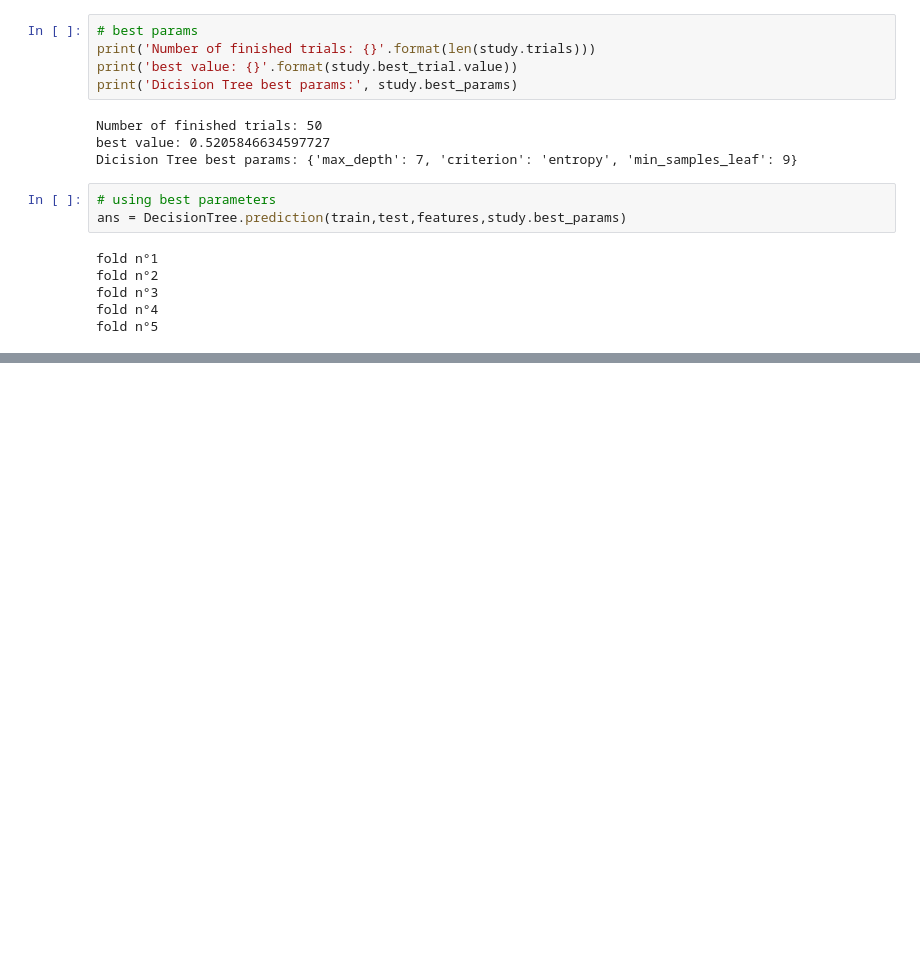
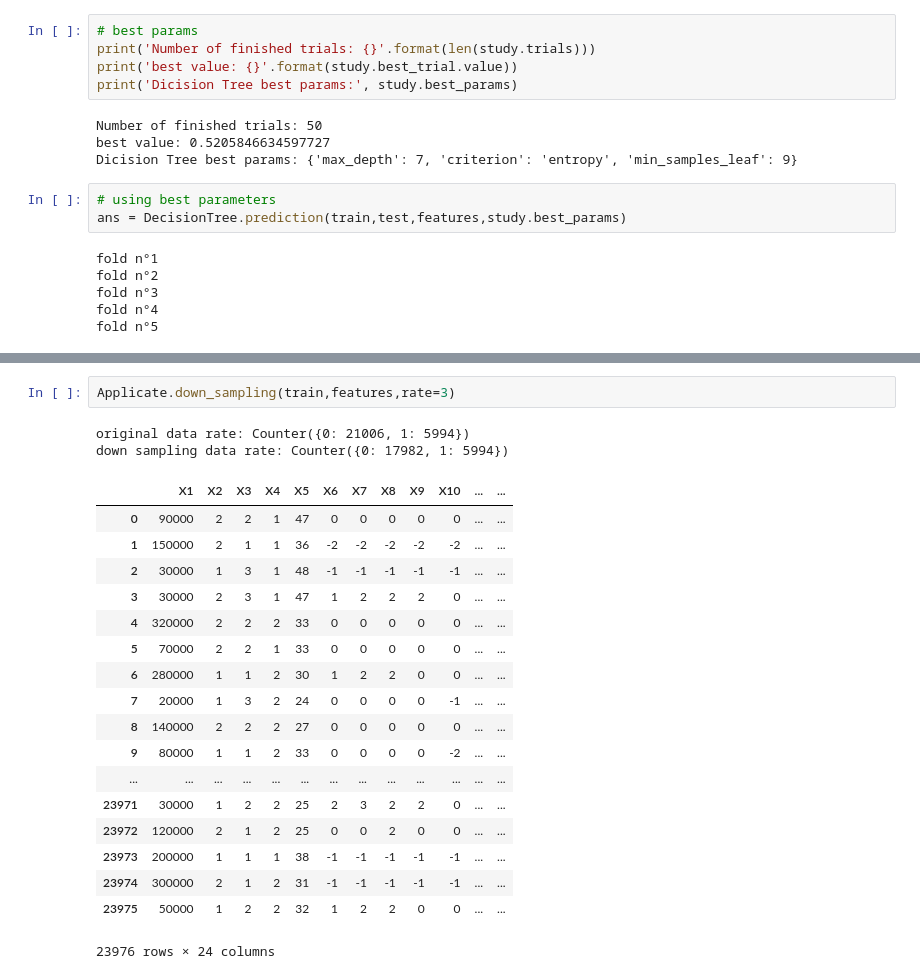
Before and after one commit to takuto0831/Credit_Card_Prob_Space, a Jupyter notebook: jn/exploratory_data_analysis.ipynb, the cells around one changed output, grey strips where cells are left out. Saved outputs shown, nothing was run; the diff lists cells and outputs as text; blank space fills up the shorter version.

```diff
--- a/jn/exploratory_data_analysis.ipynb
+++ b/jn/exploratory_data_analysis.ipynb
@@ -520,0 +513,23 @@ test data rate: Counter({0: 2619, 1: 381})
+# %%
+Applicate.down_sampling(train,features,rate=3)
+# %% [output]
+original data rate: Counter({0: 21006, 1: 5994})
+down sampling data rate: Counter({0: 17982, 1: 5994})
+|  | X1 | X2 | X3 | X4 | X5 | X6 | X7 | X8 | X9 | X10 | ... | ... |
+| 0 | 90000 | 2 | 2 | 1 | 47 | 0 | 0 | 0 | 0 | 0 | ... | ... |
+| 1 | 150000 | 2 | 1 | 1 | 36 | -2 | -2 | -2 | -2 | -2 | ... | ... |
+| 2 | 30000 | 1 | 3 | 1 | 48 | -1 | -1 | -1 | -1 | -1 | ... | ... |
+| 3 | 30000 | 2 | 3 | 1 | 47 | 1 | 2 | 2 | 2 | 0 | ... | ... |
+| 4 | 320000 | 2 | 2 | 2 | 33 | 0 | 0 | 0 | 0 | 0 | ... | ... |
+| 5 | 70000 | 2 | 2 | 1 | 33 | 0 | 0 | 0 | 0 | 0 | ... | ... |
+| 6 | 280000 | 1 | 1 | 2 | 30 | 1 | 2 | 2 | 0 | 0 | ... | ... |
+| 7 | 20000 | 1 | 3 | 2 | 24 | 0 | 0 | 0 | 0 | -1 | ... | ... |
+| 8 | 140000 | 2 | 2 | 2 | 27 | 0 | 0 | 0 | 0 | 0 | ... | ... |
+| 9 | 80000 | 1 | 1 | 2 | 33 | 0 | 0 | 0 | 0 | -2 | ... | ... |
+| ... | ... | ... | ... | ... | ... | ... | ... | ... | ... | ... | ... | ... |
+| 23971 | 30000 | 1 | 2 | 2 | 25 | 2 | 3 | 2 | 2 | 0 | ... | ... |
+| 23972 | 120000 | 2 | 1 | 2 | 25 | 0 | 0 | 2 | 0 | 0 | ... | ... |
+| 23973 | 200000 | 1 | 1 | 1 | 38 | -1 | -1 | -1 | -1 | -1 | ... | ... |
+| 23974 | 300000 | 2 | 1 | 2 | 31 | -1 | -1 | -1 | -1 | -1 | ... | ... |
+| 23975 | 50000 | 1 | 2 | 2 | 32 | 1 | 2 | 2 | 0 | 0 | ... | ... |
+23976 rows × 24 columns
```
Also changed, not shown: parts of 5 cells of this notebook, 1 other file.
